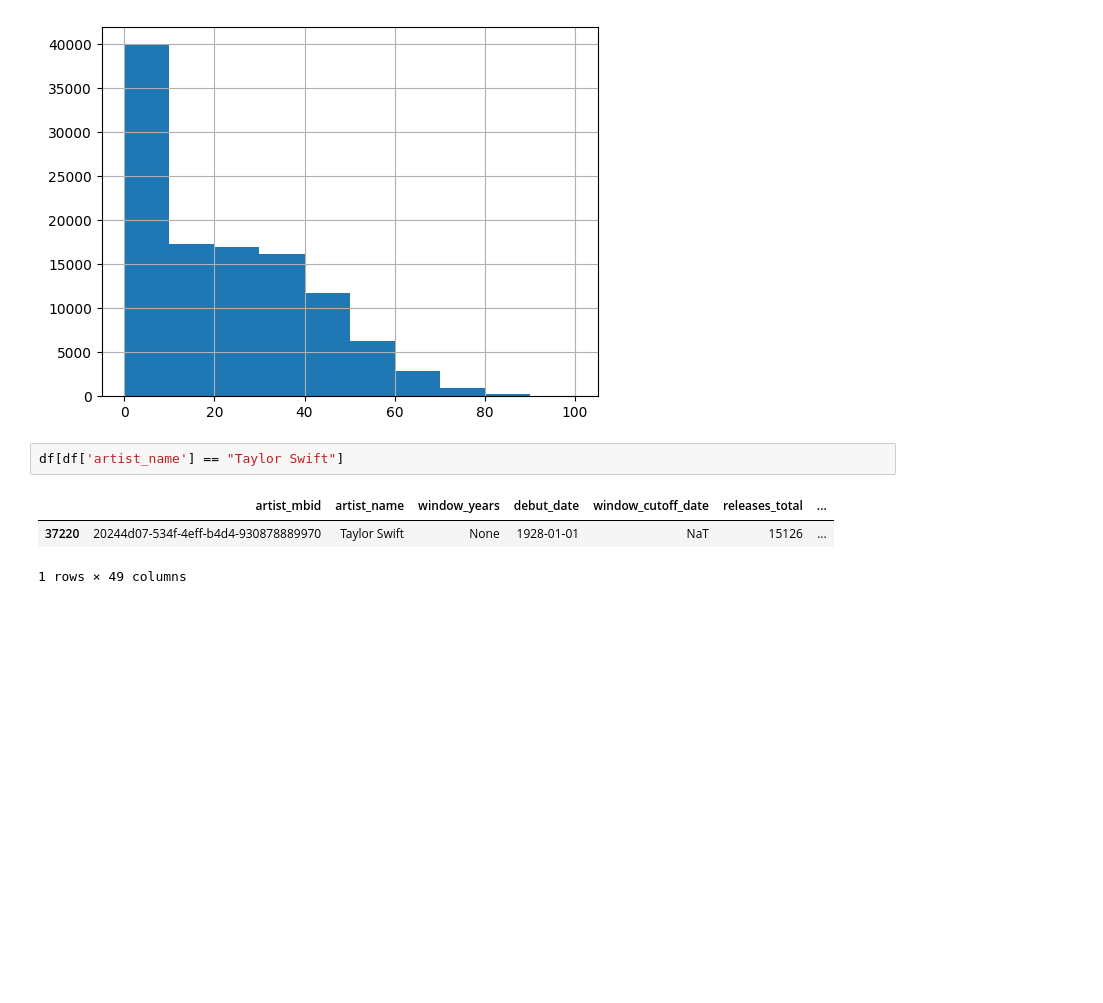
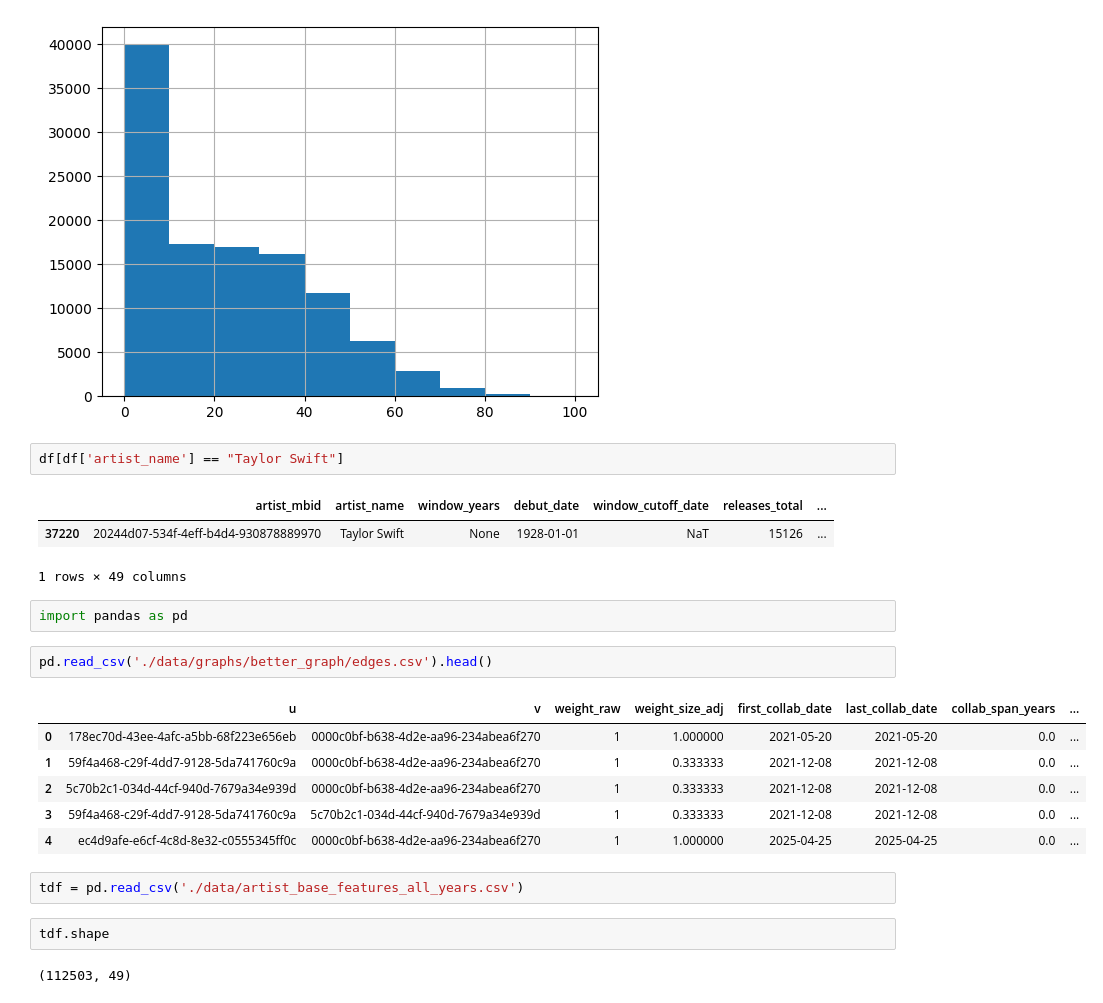
Before and after one commit to TheDeafOne/collaborative-success-research, a Jupyter notebook: data_preprocessing/convert_to_base_features.ipynb, the cells around one changed output. Saved outputs shown, nothing was run; the diff lists cells and outputs as text; blank space fills up the shorter version.

```diff
--- a/data_preprocessing/convert_to_base_features.ipynb
+++ b/data_preprocessing/convert_to_base_features.ipynb
@@ -323,3 +323,20 @@ df[df['artist_name'] == "Taylor Swift"]
 |  | artist_mbid | artist_name | window_years | debut_date | window_cutoff_date | releases_total | ... |
 | 37220 | 20244d07-534f-4eff-b4d4-930878889970 | Taylor Swift | None | 1928-01-01 | NaT | 15126 | ... |
 1 rows × 49 columns
+# %%
+import pandas as pd
+# %%
+pd.read_csv('./data/graphs/better_graph/edges.csv').head()
+# %% [output]
+|  | u | v | weight_raw | weight_size_adj | first_collab_date | last_collab_date | collab_span_years | ... |
+| 0 | 178ec70d-43ee-4afc-a5bb-68f223e656eb | 0000c0bf-b638-4d2e-aa96-234abea6f270 | 1 | 1.000000 | 2021-05-20 | 2021-05-20 | 0.0 | ... |
+| 1 | 59f4a468-c29f-4dd7-9128-5da741760c9a | 0000c0bf-b638-4d2e-aa96-234abea6f270 | 1 | 0.333333 | 2021-12-08 | 2021-12-08 | 0.0 | ... |
+| 2 | 5c70b2c1-034d-44cf-940d-7679a34e939d | 0000c0bf-b638-4d2e-aa96-234abea6f270 | 1 | 0.333333 | 2021-12-08 | 2021-12-08 | 0.0 | ... |
+| 3 | 59f4a468-c29f-4dd7-9128-5da741760c9a | 5c70b2c1-034d-44cf-940d-7679a34e939d | 1 | 0.333333 | 2021-12-08 | 2021-12-08 | 0.0 | ... |
+| 4 | ec4d9afe-e6cf-4c8d-8e32-c0555345ff0c | 0000c0bf-b638-4d2e-aa96-234abea6f270 | 1 | 1.000000 | 2025-04-25 | 2025-04-25 | 0.0 | ... |
+# %%
+tdf = pd.read_csv('./data/artist_base_features_all_years.csv')
+# %%
+tdf.shape
+# %% [output]
+(112503, 49)
```
Also changed, not shown: parts of 1 cell of this notebook, 3 other files.
